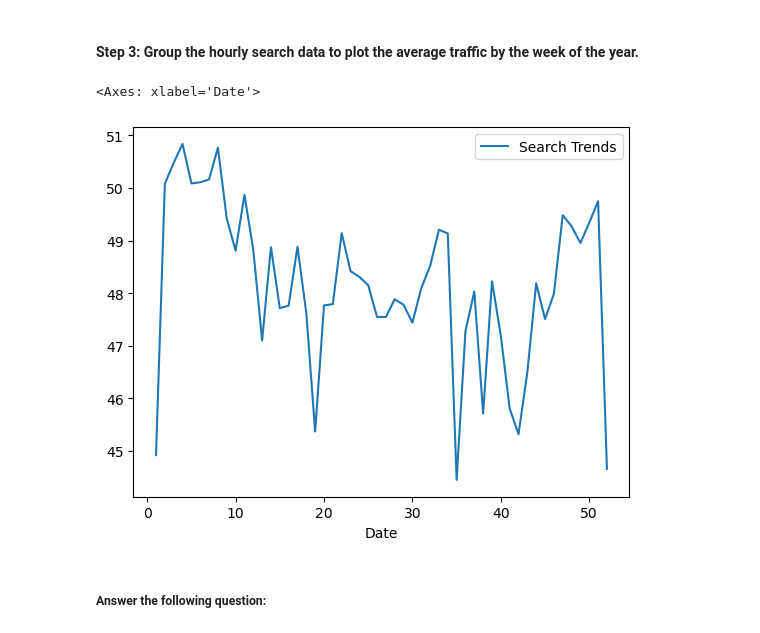
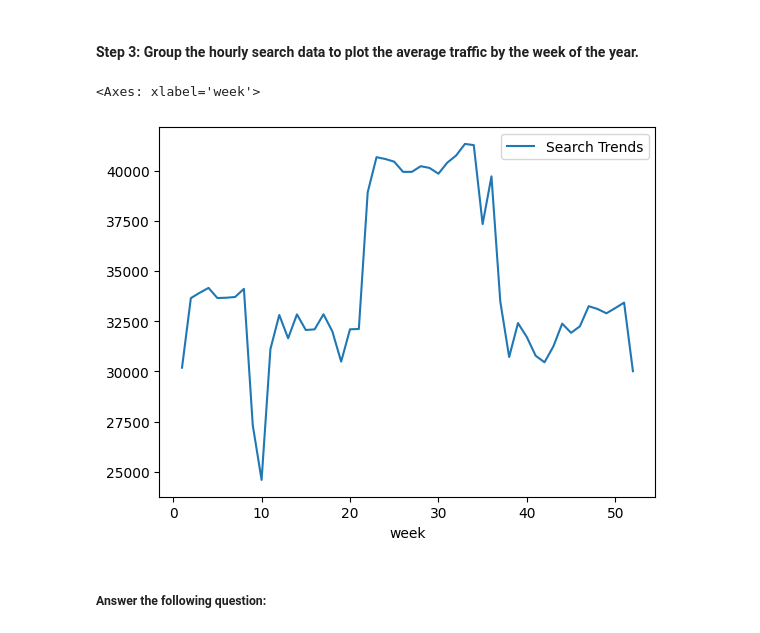
Before and after one commit to FLermaP/prophet-challenge, a Jupyter notebook: forecasting_net_prophet.ipynb, the cells around one changed output. Cells and saved outputs as stored; diff of their text form; code cells hidden in the pictures.

```diff
--- a/forecasting_net_prophet.ipynb
+++ b/forecasting_net_prophet.ipynb
@@ -170,9 +181,11 @@ To that end, you want to mine the search traffic data for predictable seasonal p
 #### Step 3: Group the hourly search data to plot the average traffic by the week of the year.
 # %%
 # Group the hourly search data to plot the average traffic by the week of the year
+week_of_year_search_data=df_mercado_trends.groupby([df_mercado_trends.index.isocalendar().week]).sum()
+week_of_year_search_data.plot()
 # %% [output]
-<Axes: xlabel='Date'>
+<Axes: xlabel='week'>
-[figure, old version]
+[figure, new version]
 # %% [markdown]
 ##### Answer the following question:
 # %% [markdown]
```
Also changed, not shown: parts of 22 cells of this notebook.
